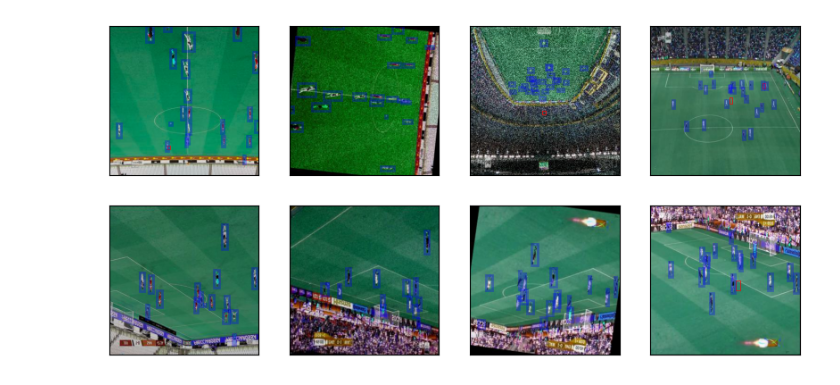
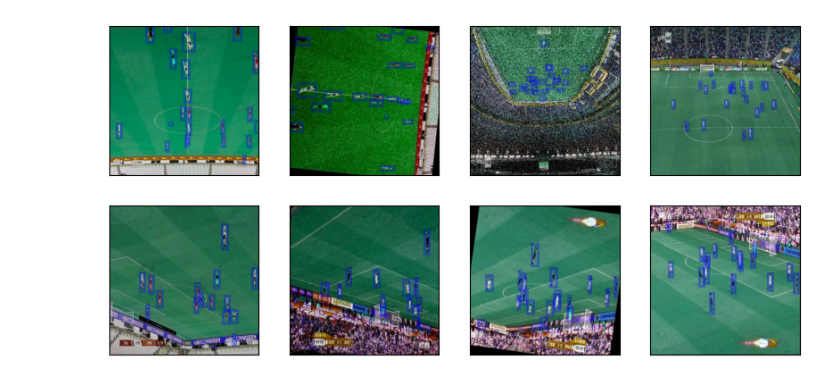
Before and after one commit to daniel-macrae/DeepLearning-2023, a Jupyter notebook: quickModelEvaluation.ipynb, the cells around one changed output. Cells and saved outputs as stored; diff of their text form; code cells hidden in the pictures.

```diff
--- a/quickModelEvaluation.ipynb
+++ b/quickModelEvaluation.ipynb
@@ -152,32 +183,32 @@ def visualize_imgs(imgs, annotations, true_annotations, rows, cols, threshold, t
             height = int(box[3] - box[1])
 
             #top, left, width, height = [448*i for i in boxes[i][0:]]
             rect = patches.Rectangle((top, left), width, height, edgecolor='r', facecolor='none', linewidth=0.5)
             ax.add_patch(rect)
 
             #ax.text(top, left, CLASSES[int(labels[j])], horizontalalignment='left', verticalalignment='bottom', color='white', weight='bold')
 
         for j, box in enumerate(true_boxes):
             top, left = int(box[0]), int(box[1])
             width = int(box[2] - box[0])
             height = int(box[3] - box[1])
 
             #top, left, width, height = [448*i for i in boxes[i][0:]]
             rect = patches.Rectangle((top, left), width, height, edgecolor='b', alpha=0.3, facecolor='none', linewidth=2.0)
             ax.add_patch(rect)
 
             # ax.text(top, left, CLASSES[int(labels[j])], horizontalalignment='left', verticalalignment='bottom', color='white', weight='bold')
 
     plt.show()
 
 
 model.eval()
 images, targets = next(iter(train_loader))
 images = list(image.to(device) for image in images)
 preds = model(images)
 
-threshold = 0.2
+threshold = 0.3
 
 fig = visualize_imgs(images, preds, targets, rows=4, cols=4, threshold = threshold, tensors=True)
 # %% [output]
-[figure, old version]
+[figure, new version]
```
Also changed, not shown: parts of 7 cells of this notebook.
